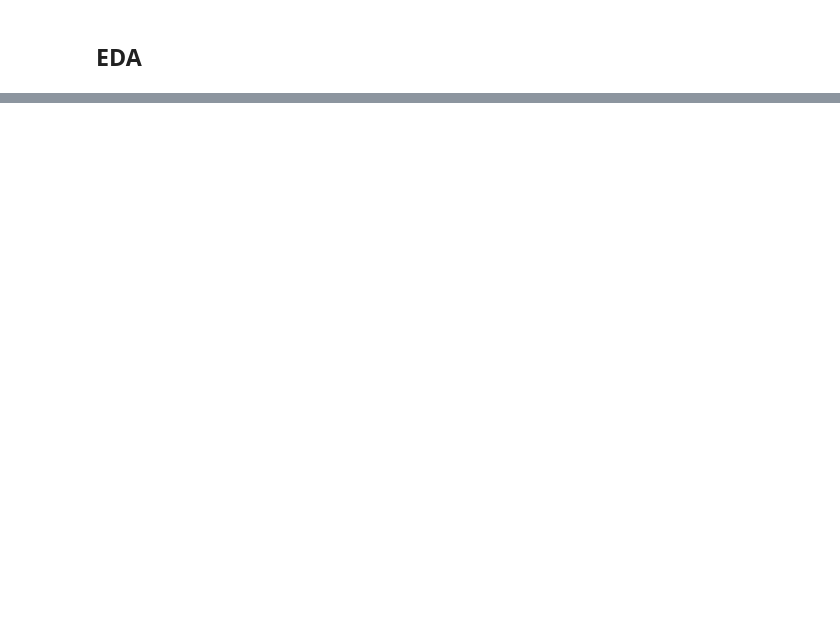
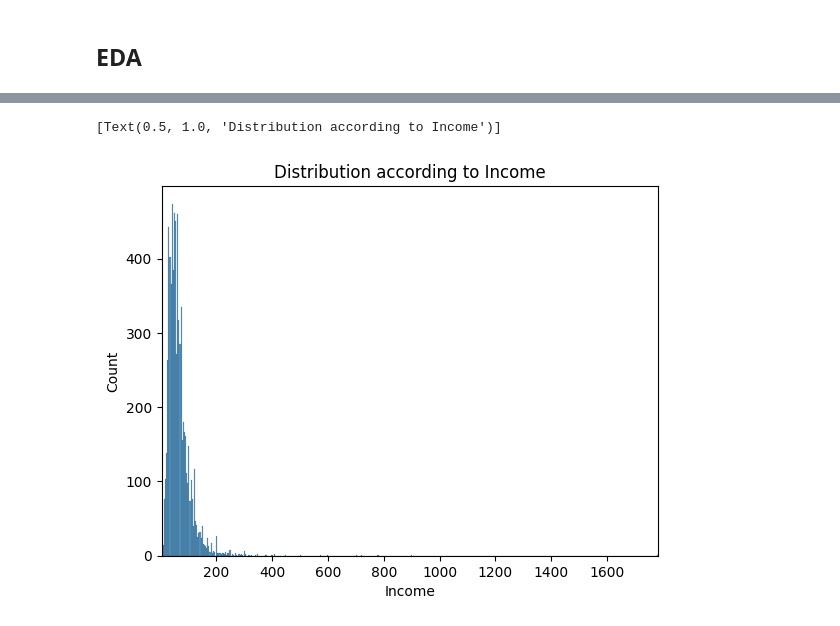
Before and after one commit to mulingwa/Loan_Risk_Prediction_Challenge_DATAMONDAYVIEWS, a Jupyter notebook: notebooks/Analysis.ipynb, the cells around one changed output, grey strips where cells are left out. Drawn from its saved outputs; the diff is of its cells as text; code cells hidden in the pictures; blank space fills up the shorter version.

```diff
--- a/notebooks/Analysis.ipynb
+++ b/notebooks/Analysis.ipynb
@@ -165,0 +169,3 @@ fig.set_xlim(20,70)
+# %%
+df_income = df
+df_income['Income'] = df_income['Income']/1000
@@ -165,0 +175,8 @@ fig.set_xlim(20,70)
+# %%
+#Loan distribution per Income
+fig = sns.histplot(data=df_income, x='Income')
+fig.set_xlim(df_income['Income'].min(), df_income['Income'].max())
+fig.set(title='Distribution according to Income')
+# %% [output]
+[Text(0.5, 1.0, 'Distribution according to Income')]
+[figure, added]
```
Also changed, not shown: parts of 9 cells of this notebook.
